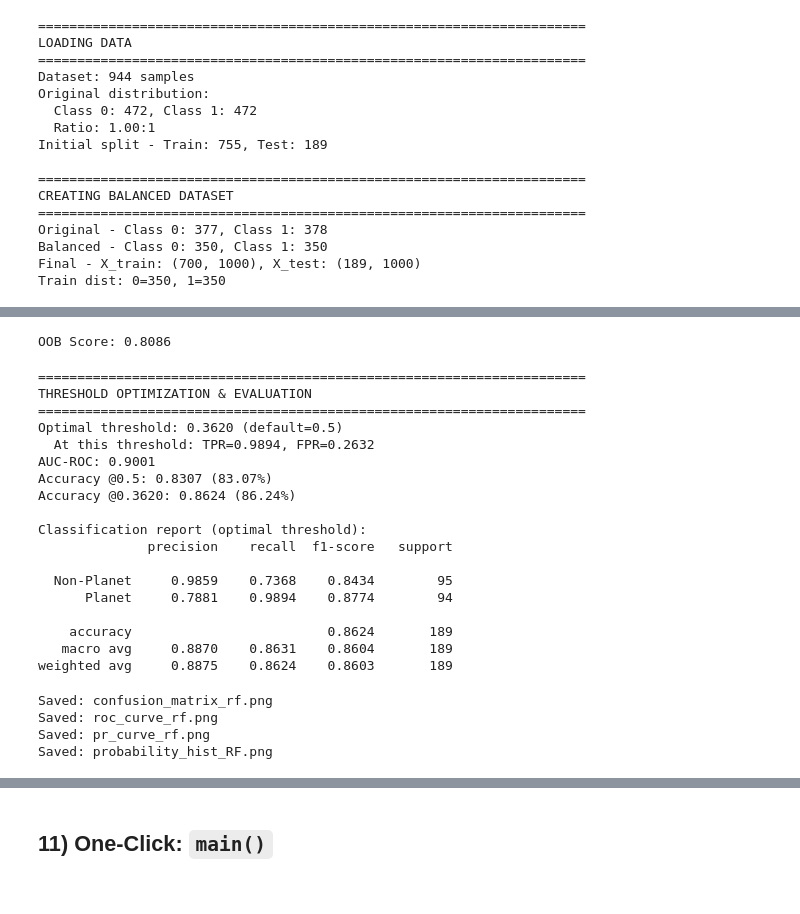
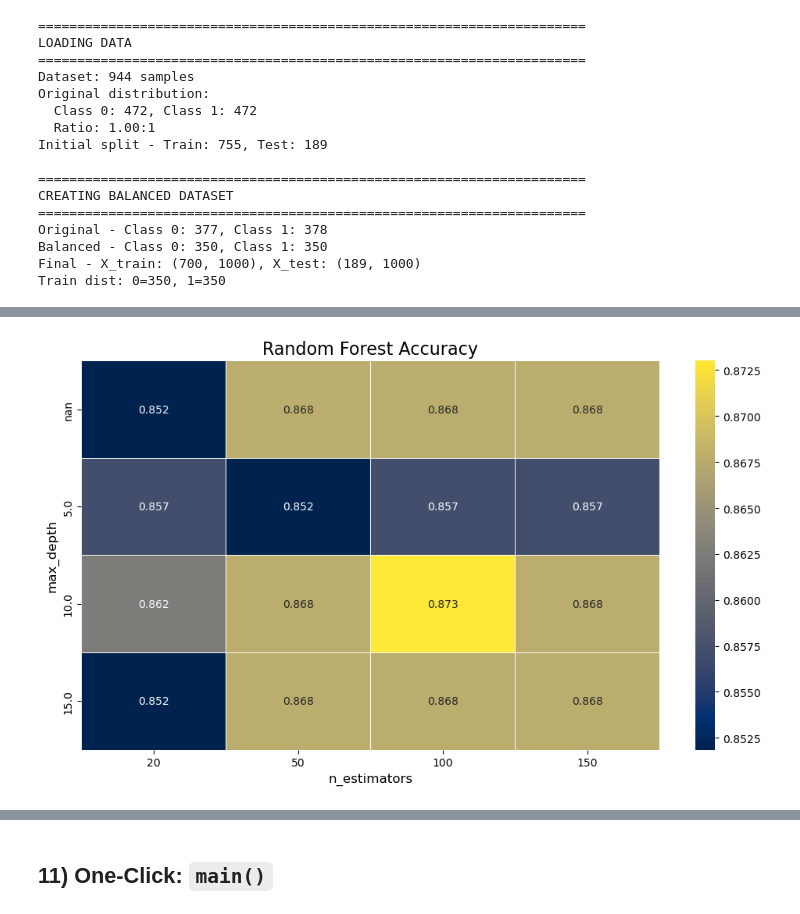
Before and after one commit to LucaVolpi01/comp_astro_25, a Jupyter notebook: Assigment_2/transit_analysis_machine_learning.ipynb, the cells around one changed output, grey strips where cells are left out. Saved outputs shown, nothing was run; the diff lists cells and outputs as text; code cells hidden in the pictures.

```diff
--- a/Assigment_2/transit_analysis_machine_learning.ipynb
+++ b/Assigment_2/transit_analysis_machine_learning.ipynb
@@ -229,8 +234,8 @@ Fit the Random Forest on the **balanced** training set. We’ll print the OOB sc
 # %%
 def train_model(model, X_train, y_train):
     model.fit(X_train, y_train)
-    if hasattr(model, 'oob_score_') and model.oob_score_ is not None:
-        print(f"OOB Score: {model.oob_score_:.4f}")
+    #if hasattr(model, 'oob_score_') and model.oob_score_ is not None:
+        #print(f"OOB Score: {model.oob_score_:.4f}")
     return model
 # %% [markdown]
 ## 8) Threshold Optimization & Evaluation (AUC-first)
@@ -241,9 +246,9 @@ def train_model(model, X_train, y_train):
 - Show a classification report at the optimal threshold
 # %%
 def evaluate_with_optimal_threshold(model, X_test, y_test):
-    print("\n" + "="*70)
-    print("THRESHOLD OPTIMIZATION & EVALUATION")
-    print("="*70)
+ #   print("\n" + "="*70)
+ #   print("THRESHOLD OPTIMIZATION & EVALUATION")
+ #   print("="*70)
 
     proba = model.predict_proba(X_test)[:, 1]
     fpr, tpr, thresholds = roc_curve(y_test, proba)
@@ -257,7 +262,7 @@ def evaluate_with_optimal_threshold(model, X_test, y_test):
     auc = roc_auc_score(y_test, proba)
     acc_default = accuracy_score(y_test, y_pred_default)
     acc_best = accuracy_score(y_test, y_pred_best)
-
+    """
     print(f"Optimal threshold: {best_thresh:.4f} (default=0.5)")
     print(f"  At this threshold: TPR={tpr[best_idx]:.4f}, FPR={fpr[best_idx]:.4f}")
     print(f"AUC-ROC: {auc:.4f}")
@@ -265,7 +270,7 @@ def evaluate_with_optimal_threshold(model, X_test, y_test):
     print(f"Accuracy @{best_thresh:.4f}: {acc_best:.4f} ({acc_best*100:.2f}%)")
 
     print("\nClassification report (optimal threshold):")
-    print(classification_report(y_test, y_pred_best, target_names=['Non-Planet','Planet'], digits=4, zero_division=0))
+    print(classification_report(y_test, y_pred_best, target_names=['Non-Planet','Planet'], digits=4, zero_division=0))"""
 
     return y_pred_best, proba, best_thresh, (fpr, tpr, thresholds)
 # %% [markdown]
@@ -429,41 +517,34 @@ rf = build_random_forest(
-# %%
-# Train
-rf = train_model(rf, X_train, y_train)
-# %% [output]
-OOB Score: 0.8086
-# %%
-# Evaluate & choose best threshold
-y_pred_opt, proba_test, best_thresh, roc_tuple = evaluate_with_optimal_threshold(rf, X_test, y_test)
-# %% [output]
-======================================================================
-THRESHOLD OPTIMIZATION & EVALUATION
-======================================================================
-Optimal threshold: 0.3620 (default=0.5)
-  At this threshold: TPR=0.9894, FPR=0.2632
-AUC-ROC: 0.9001
-Accuracy @0.5: 0.8307 (83.07%)
-Accuracy @0.3620: 0.8624 (86.24%)
-
-Classification report (optimal threshold):
-              precision    recall  f1-score   support
-
-  Non-Planet     0.9859    0.7368    0.8434        95
-      Planet     0.7881    0.9894    0.8774        94
-
-    accuracy                         0.8624       189
-   macro avg     0.8870    0.8631    0.8604       189
-weighted avg     0.8875    0.8624    0.8603       189
+# %%
+import seaborn as sns
+
+df = pd.DataFrame(all_results)
+
+# Pivot to create the accuracy matrix
+accuracy_matrix = df.pivot(index='max_depth', columns='n_estimators', values='Accuracy')
+
+# Plot heatmap with better colors
+plt.figure(figsize=(10, 6))
+sns.heatmap(
+    accuracy_matrix,
+    annot=True,
+    fmt=".3f",
+    cmap="cividis",  #
+    linewidths=0.5,  # adds small gaps between cells
+    linecolor='white'  # color of the grid lines
+)
+plt.title("Random Forest Accuracy", fontsize=16)
+plt.xlabel("n_estimators", fontsize=12)
+plt.ylabel("max_depth", fontsize=12)
+plt.tight_layout()
+plt.show()
+# %% [output]
+[figure, added]
 # %%
 # Visualizations
-plot_confusion_matrix_image(y_test, y_pred_opt, best_thresh, save_path='confusion_matrix_rf.png')
-plot_roc_curve(y_test, proba_test, save_path='roc_curve_rf.png')
-plot_pr_curve(y_test, proba_test, save_path='pr_curve_rf.png')
-plot_probability_histograms(y_test, proba_test, save_path='probability_hist_RF.png')
+        #plot_confusion_matrix_image(y_test, y_pred_opt, best_thresh, save_path=f'confusion_matrix_rf_esti:{esti}_depth:{dep}.png')
+        #plot_roc_curve(y_test, proba_test, save_path='roc_curve_rf.png')
+        #plot_pr_curve(y_test, proba_test, save_path='pr_curve_rf.png')
+        #plot_probability_histograms(y_test, proba_test, save_path='probability_hist_RF.png')
-# %% [output]
-Saved: confusion_matrix_rf.png
-Saved: roc_curve_rf.png
-Saved: pr_curve_rf.png
-Saved: probability_hist_RF.png
 # %%
 # Optional: save a handful of single-sample light curves with predictions
 # (No subplots; one figure per sample.)
```
Also changed, not shown: parts of 5 cells of this notebook, 11 other files.
